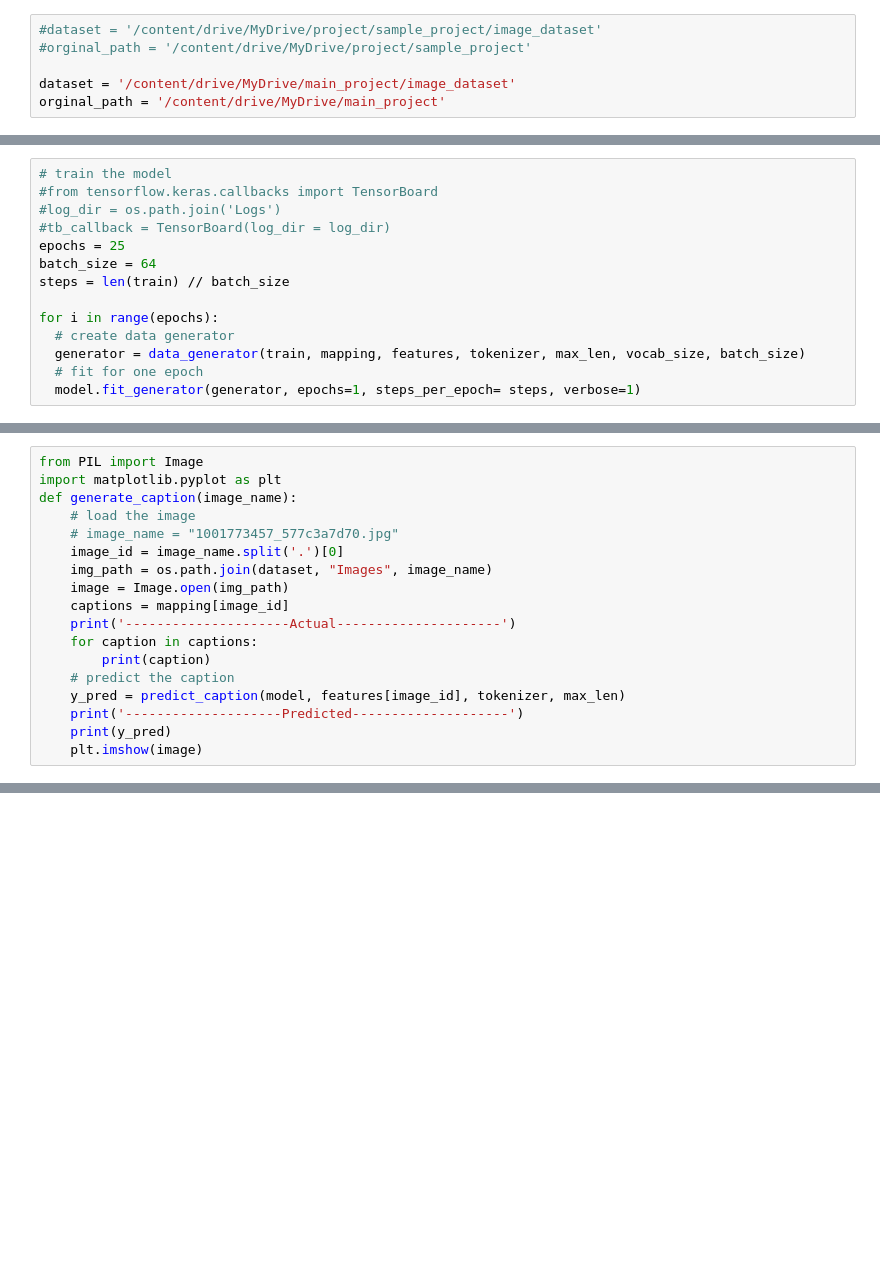
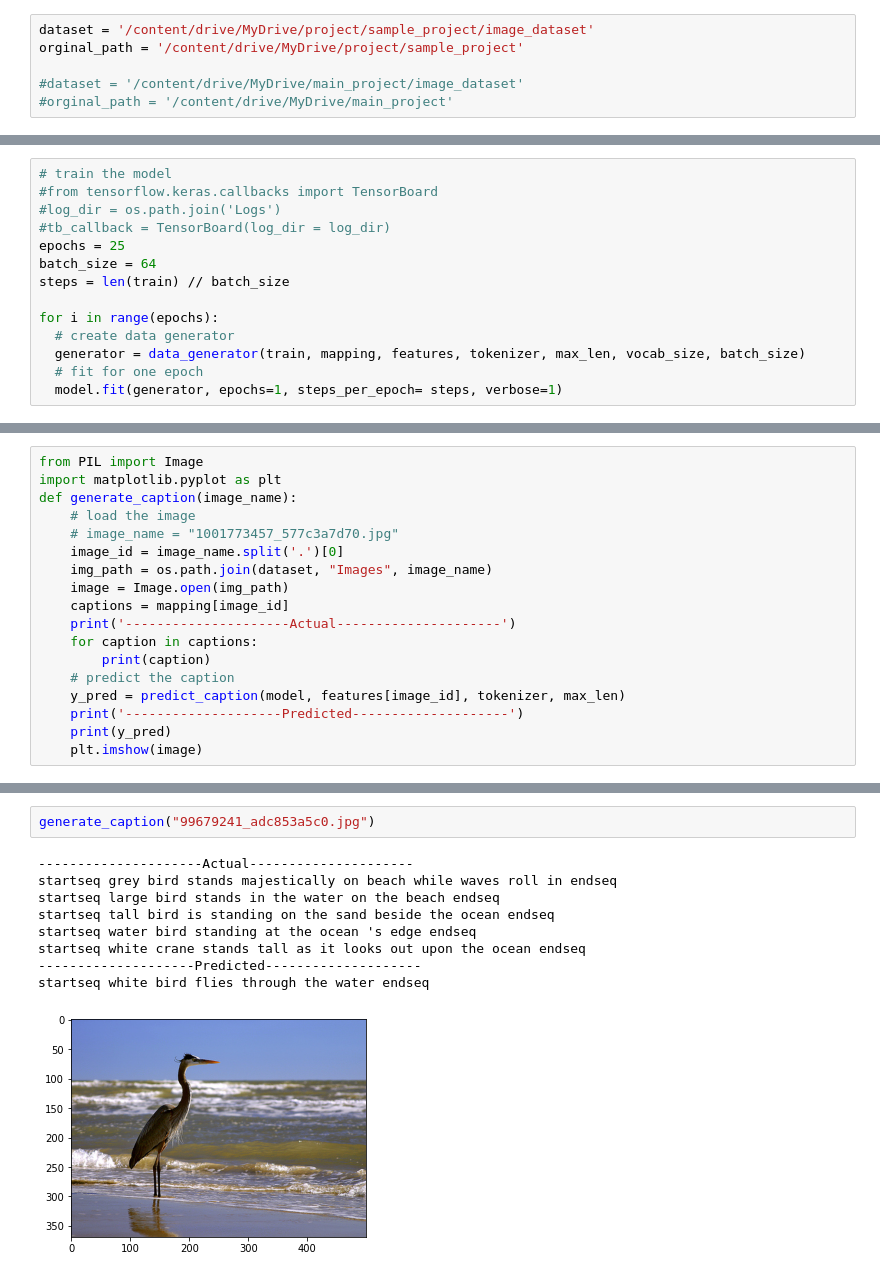
Before and after one commit to Saranya-1998/S6MCA, a Jupyter notebook: EfficientNetV2L_project_sample.ipynb, the cells around one changed output, grey strips where cells are left out. Cells and saved outputs as stored; diff of their text form; blank space fills up the shorter version.

```diff
--- a/EfficientNetV2L_project_sample.ipynb
+++ b/EfficientNetV2L_project_sample.ipynb
@@ -24,11 +24,11 @@ from tensorflow.keras.preprocessing.sequence import pad_sequences
 from tensorflow.keras.utils import to_categorical, plot_model
 from tensorflow.keras.layers import Input, Dense, LSTM, Embedding, Dropout, add, Flatten
 # %%
-#dataset = '/content/drive/MyDrive/project/sample_project/image_dataset'
-#orginal_path = '/content/drive/MyDrive/project/sample_project'
+dataset = '/content/drive/MyDrive/project/sample_project/image_dataset'
+orginal_path = '/content/drive/MyDrive/project/sample_project'
 
-dataset = '/content/drive/MyDrive/main_project/image_dataset'
-orginal_path = '/content/drive/MyDrive/main_project'
+#dataset = '/content/drive/MyDrive/main_project/image_dataset'
+#orginal_path = '/content/drive/MyDrive/main_project'
 # %% [markdown]
 **Loading pre-trained model**
 # %%
@@ -284,5 +284,5 @@ for i in range(epochs):
   # create data generator
   generator = data_generator(train, mapping, features, tokenizer, max_len, vocab_size, batch_size)
   # fit for one epoch
-  model.fit_generator(generator, epochs=1, steps_per_epoch= steps, verbose=1)
+  model.fit(generator, epochs=1, steps_per_epoch= steps, verbose=1)
 # %% [output]
@@ -423 +423,13 @@ startseq person in red jacket is riding on the side of the side of the road ends
 [figure]
+# %%
+generate_caption("99679241_adc853a5c0.jpg")
+# %% [output]
+---------------------Actual---------------------
+startseq grey bird stands majestically on beach while waves roll in endseq
+startseq large bird stands in the water on the beach endseq
+startseq tall bird is standing on the sand beside the ocean endseq
+startseq water bird standing at the ocean 's edge endseq
+startseq white crane stands tall as it looks out upon the ocean endseq
+--------------------Predicted--------------------
+startseq white bird flies through the water endseq
+[figure, added]
```
Also changed, not shown: parts of 6 cells of this notebook.
